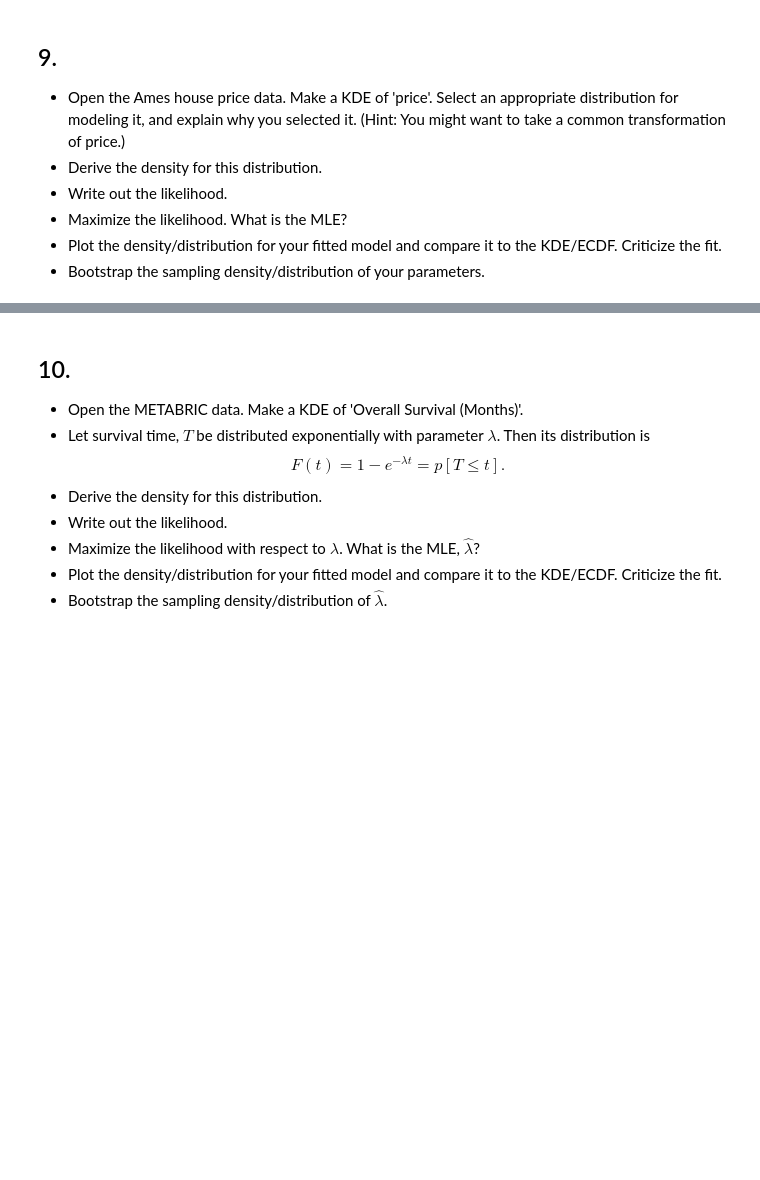
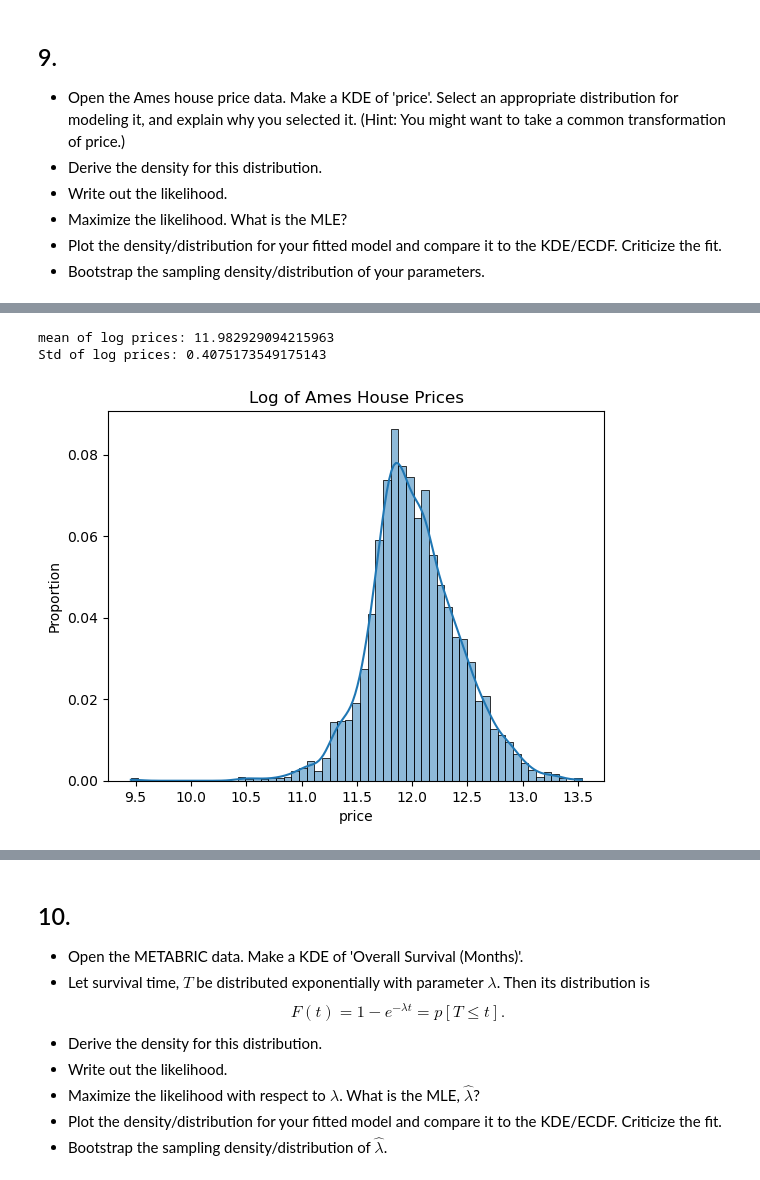
Before and after one commit to andersone17/Uncertainty_Assignment_7, a Jupyter notebook: assignment_7.ipynb, the cells around one changed output, grey strips where cells are left out. Saved outputs shown, nothing was run; the diff lists cells and outputs as text; code cells hidden in the pictures; blank space fills up the shorter version.

```diff
--- a/assignment_7.ipynb
+++ b/assignment_7.ipynb
@@ -205,0 +210,4 @@ $$
+# %%
+# Read Ames
+ames = pd.read_csv('ames_prices.csv')
+ames.head()
@@ -205,0 +222,12 @@ $$
+# %%
+# The log of price looks fairly normally distributed
+log_price = np.log(ames['price'])
+print(f"mean of log prices: {np.median(log_price)}")
+print(f"Std of log prices: {np.std(log_price)}")
+sns.histplot(log_price, stat='proportion', kde=True)
+plt.title('Log of Ames House Prices')
+plt.show()
+# %% [output]
+mean of log prices: 11.982929094215963
+Std of log prices: 0.4075173549175143
+[figure, added]
```
Also changed, not shown: parts of 10 cells of this notebook.
